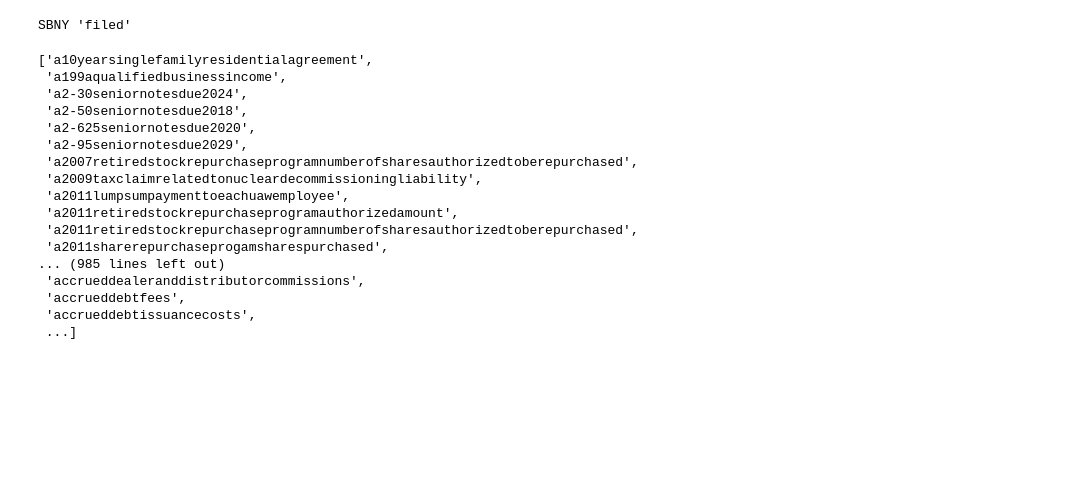
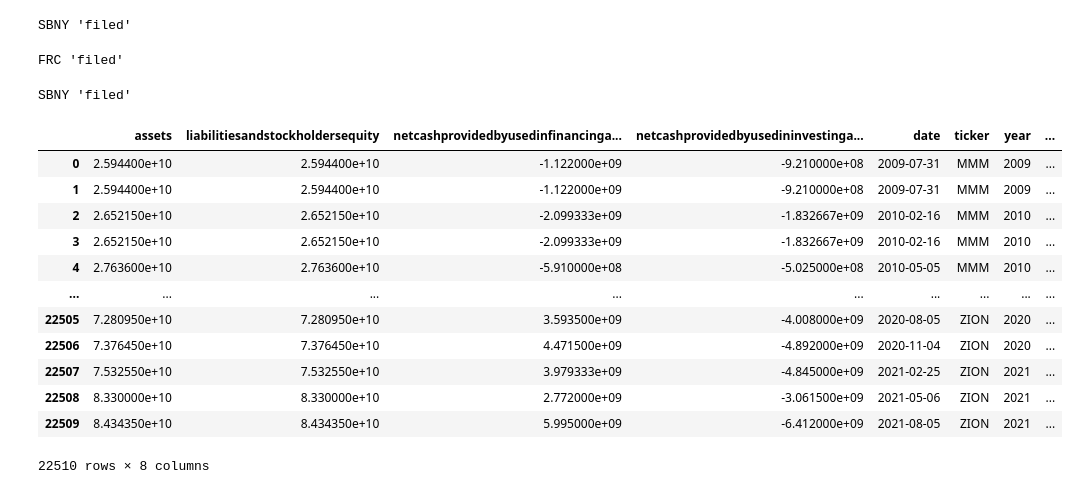
Before and after one commit to chung-ejy/longshot, a Jupyter notebook: stock_category.ipynb, the cells around one changed output. Cells and saved outputs as stored; diff of their text form; code cells hidden in the pictures; blank space fills up the shorter version.

```diff
--- a/stock_category.ipynb
+++ b/stock_category.ipynb
@@ -79,24 +77,26 @@ market.disconnect()
 # %% [output]
 FRC 'filed'
 SBNY 'filed'
+# %%
+sec.connect()
+market.connect()
+for ticker in tqdm(sp5["Symbol"].unique()):
+    try:
+        cik = sp5[sp5["Symbol"]==ticker]["CIK"].item()
+        filing = sec.retrieve_filing_data(cik)
+        filing["ticker"] = ticker
+        filing["date"] = [datetime.strptime(str(x),"%Y%m%d") for x in filing["filed"]]
+        filing = p.column_date_processing(filing)
+        if filing.index.size > 40:
+            market.store("unified_financials",filing[centralized].fillna(method="ffill"))
+    except Exception as e:
+        print(ticker, str(e))
+sec.disconnect()
+market.disconnect()
+# %% [output]
+FRC 'filed'
+SBNY 'filed'
 # %%
-centralized.sort()
-centralized
+market.connect()
+data = market.retrieve("unified_financials")
+market.disconnect()
-# %% [output]
-['a10yearsinglefamilyresidentialagreement',
- 'a199aqualifiedbusinessincome',
- 'a2-30seniornotesdue2024',
- 'a2-50seniornotesdue2018',
- 'a2-625seniornotesdue2020',
- 'a2-95seniornotesdue2029',
- 'a2007retiredstockrepurchaseprogramnumberofsharesauthorizedtoberepurchased',
- 'a2009taxclaimrelatedtonucleardecommissioningliability',
- 'a2011lumpsumpaymenttoeachuawemployee',
- 'a2011retiredstockrepurchaseprogramauthorizedamount',
- 'a2011retiredstockrepurchaseprogramnumberofsharesauthorizedtoberepurchased',
- 'a2011sharerepurchaseprogamsharespurchased',
-... (985 lines left out)
- 'accrueddealeranddistributorcommissions',
- 'accrueddebtfees',
- 'accrueddebtissuancecosts',
- ...]
@@ -108,3 +103,22 @@ maybe = ['assets',
+# %%
+data["year"] = [x.year for x in data["date"]]
+data["quarter"] = [x.quarter for x in data["date"]]
+# %%
+data
+# %% [output]
+|  | assets | liabilitiesandstockholdersequity | netcashprovidedbyusedinfinancinga... | netcashprovidedbyusedininvestinga... | date | ticker | year | ... |
+| 0 | 2.594400e+10 | 2.594400e+10 | -1.122000e+09 | -9.210000e+08 | 2009-07-31 | MMM | 2009 | ... |
+| 1 | 2.594400e+10 | 2.594400e+10 | -1.122000e+09 | -9.210000e+08 | 2009-07-31 | MMM | 2009 | ... |
+| 2 | 2.652150e+10 | 2.652150e+10 | -2.099333e+09 | -1.832667e+09 | 2010-02-16 | MMM | 2010 | ... |
+| 3 | 2.652150e+10 | 2.652150e+10 | -2.099333e+09 | -1.832667e+09 | 2010-02-16 | MMM | 2010 | ... |
+| 4 | 2.763600e+10 | 2.763600e+10 | -5.910000e+08 | -5.025000e+08 | 2010-05-05 | MMM | 2010 | ... |
+| ... | ... | ... | ... | ... | ... | ... | ... | ... |
+| 22505 | 7.280950e+10 | 7.280950e+10 | 3.593500e+09 | -4.008000e+09 | 2020-08-05 | ZION | 2020 | ... |
+| 22506 | 7.376450e+10 | 7.376450e+10 | 4.471500e+09 | -4.892000e+09 | 2020-11-04 | ZION | 2020 | ... |
+| 22507 | 7.532550e+10 | 7.532550e+10 | 3.979333e+09 | -4.845000e+09 | 2021-02-25 | ZION | 2021 | ... |
+| 22508 | 8.330000e+10 | 8.330000e+10 | 2.772000e+09 | -3.061500e+09 | 2021-05-06 | ZION | 2021 | ... |
+| 22509 | 8.434350e+10 | 8.434350e+10 | 5.995000e+09 | -6.412000e+09 | 2021-08-05 | ZION | 2021 | ... |
+22510 rows × 8 columns
 # %%
 start = data["year"].min()
 end = data["year"].max()
```
Also changed, not shown: parts of 9 cells of this notebook, 3 other files.
